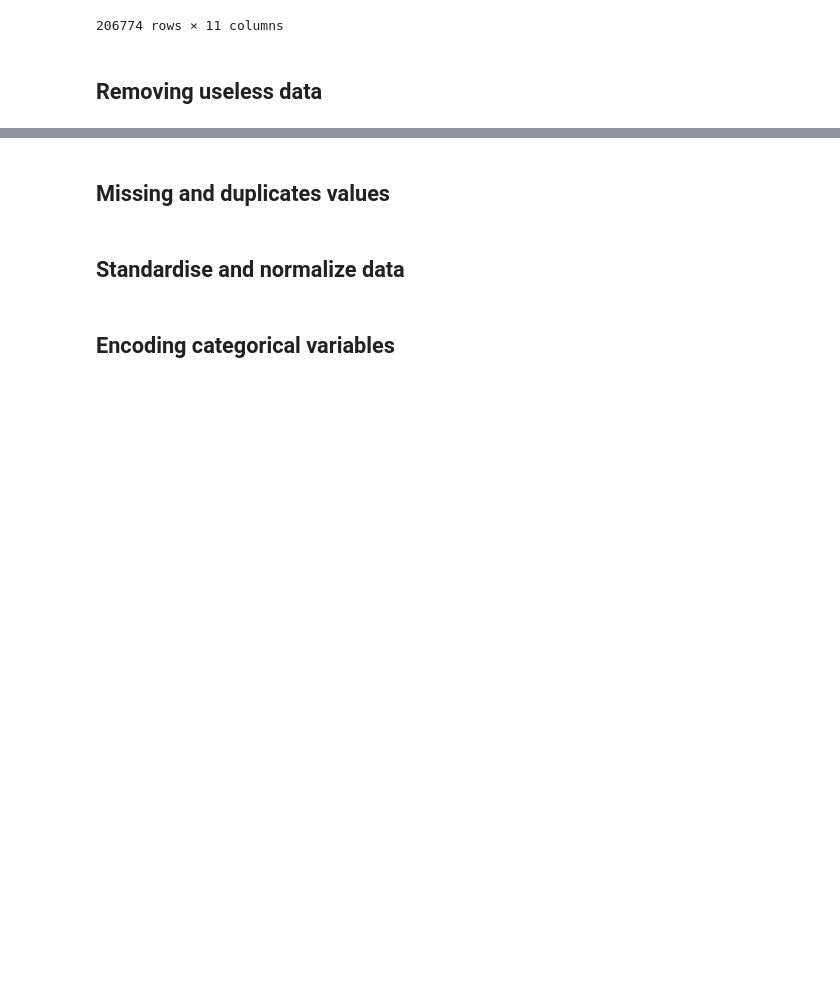
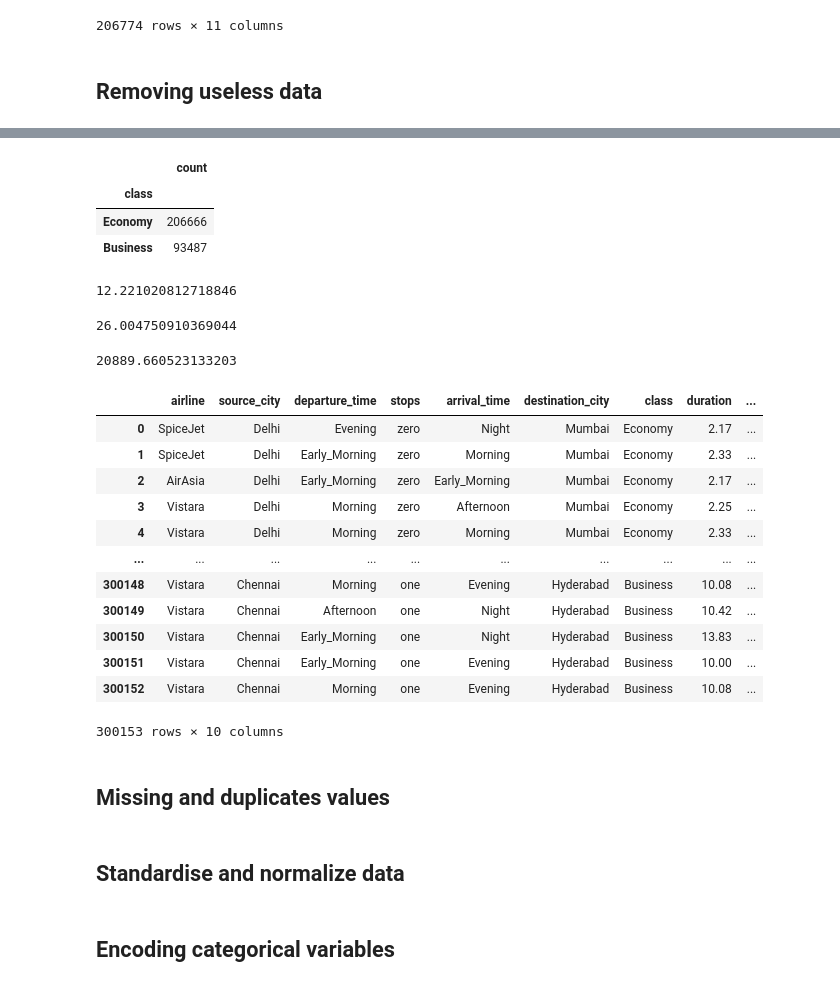
Before and after one commit to Pyame/Flight-Price-Prediction, a Jupyter notebook: main.ipynb, the cells around one changed output, grey strips where cells are left out. Saved outputs shown, nothing was run; the diff lists cells and outputs as text; code cells hidden in the pictures; blank space fills up the shorter version.

Commit message:
feat: add analysis and removing data from df_clean

```diff
--- a/main.ipynb
+++ b/main.ipynb
@@ -74,3 +166,43 @@ df_economy
+# %%
+# Liczność poszczególnych klas
+df_clean['class'].value_counts().to_frame()
+# %% [output]
+|  | count |
+| class |  |
+| Economy | 206666 |
+| Business | 93487 |
+# %%
+# Średni czas trwania lotu
+df_clean['duration'].mean()
+# %% [output]
+12.221020812718846
+# %%
+# Średnia ilość dni pozostała do lotu
+df_clean['days_left'].mean()
+# %% [output]
+26.004750910369044
+# %%
+# Średnia cena
+df_clean['price'].mean()
+# %% [output]
+20889.660523133203
+# %%
+# Usunięcię Unnamed: 0 oraz kodów lotu z tabeli df_clean
+df_clean.drop(columns=['Unnamed: 0', 'flight'])
+# %% [output]
+|  | airline | source_city | departure_time | stops | arrival_time | destination_city | class | duration | ... |
+| 0 | SpiceJet | Delhi | Evening | zero | Night | Mumbai | Economy | 2.17 | ... |
+| 1 | SpiceJet | Delhi | Early_Morning | zero | Morning | Mumbai | Economy | 2.33 | ... |
+| 2 | AirAsia | Delhi | Early_Morning | zero | Early_Morning | Mumbai | Economy | 2.17 | ... |
+| 3 | Vistara | Delhi | Morning | zero | Afternoon | Mumbai | Economy | 2.25 | ... |
+| 4 | Vistara | Delhi | Morning | zero | Morning | Mumbai | Economy | 2.33 | ... |
+| ... | ... | ... | ... | ... | ... | ... | ... | ... | ... |
+| 300148 | Vistara | Chennai | Morning | one | Evening | Hyderabad | Business | 10.08 | ... |
+| 300149 | Vistara | Chennai | Afternoon | one | Night | Hyderabad | Business | 10.42 | ... |
+| 300150 | Vistara | Chennai | Early_Morning | one | Night | Hyderabad | Business | 13.83 | ... |
+| 300151 | Vistara | Chennai | Early_Morning | one | Evening | Hyderabad | Business | 10.00 | ... |
+| 300152 | Vistara | Chennai | Morning | one | Evening | Hyderabad | Business | 10.08 | ... |
+300153 rows × 10 columns
 # %% [markdown]
 ## Missing and duplicates values
 # %% [markdown]
```
Also changed, not shown: parts of 8 cells of this notebook.
